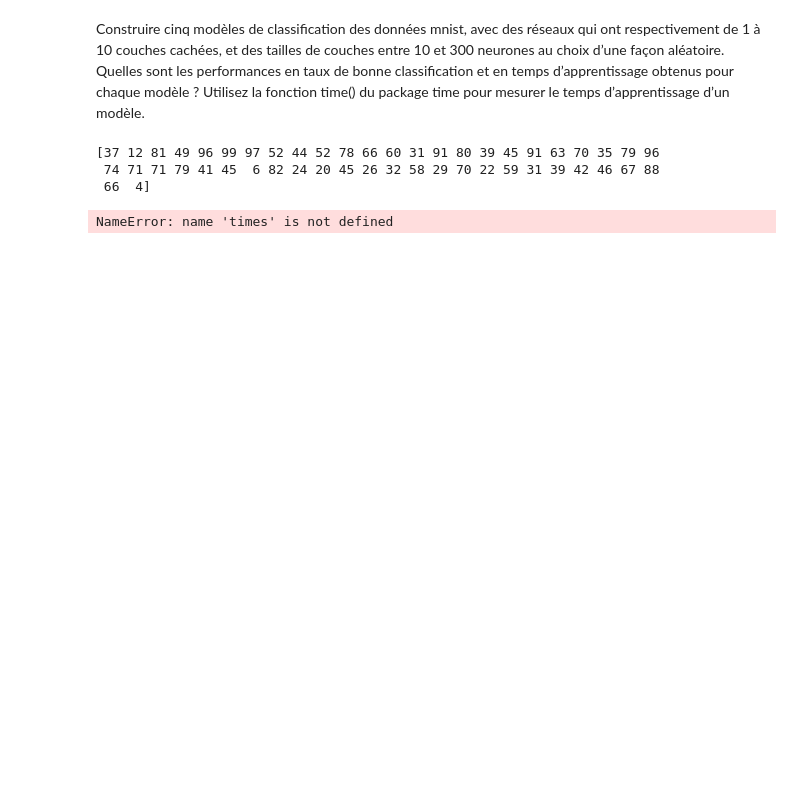
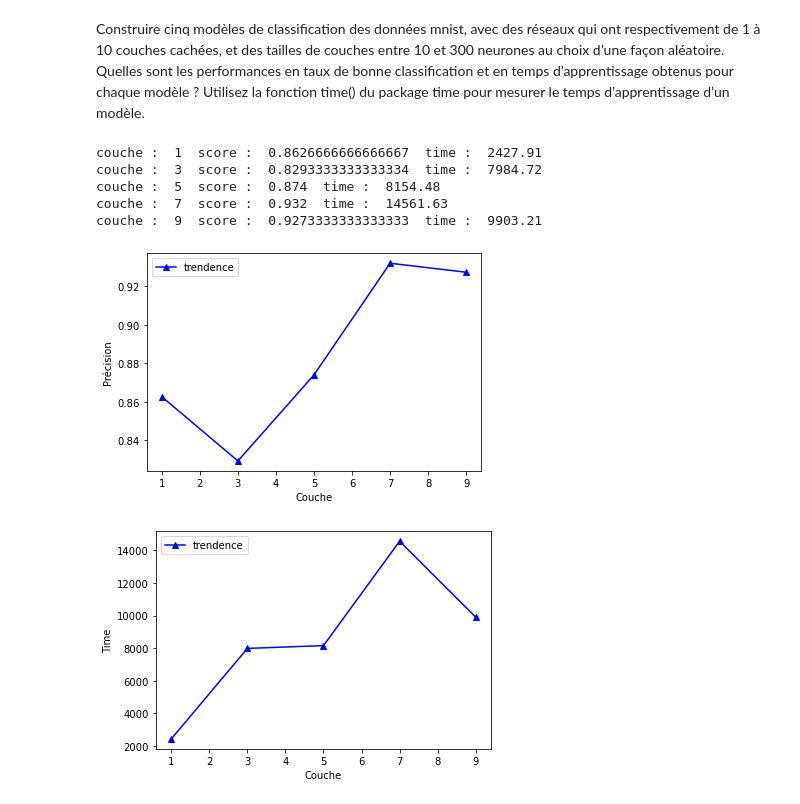
Before and after one commit to iattach/TP_Apprentissage_Sup, a Jupyter notebook: TP2_prog1.ipynb, the cells around one changed output. Saved outputs shown, nothing was run; the diff lists cells and outputs as text; code cells hidden in the pictures; blank space fills up the shorter version.

```diff
--- a/TP2_prog1.ipynb
+++ b/TP2_prog1.ipynb
@@ -17,4 +25,11 @@ mnist = fetch_openml('mnist_784',as_frame=False)
 # %% [markdown]
 Diviser la base de données en 49000 lignes pour l’apprentissage (training) et
 le reste pour les tests.
+# %%
+#echantillon = np.savetxt('./sous-ensemble.txt', echantillon, fmt='%d')
+echantillon = np.loadtxt('./sous-ensemble.txt', dtype=int)
+
+#car on a besoin de faire la comparaison entre trois modèle et
+#aussi il y a un limit dans la performance de l'ordi perso
+#on prend le même base de données que TP1
 # %%
@@ -49,8 +66,4 @@ metrics.precision_score(ytest_pr, ypredTest_pr,average='micro').
 # %%
-score = precision_score(y_test,y_pr,average=None)
-print(score)
-print(len(y_pr))
 score = precision_score(y_test,y_pr,average="micro")
 print(score)
-print(len(y_pr))
 # %% [output]
@@ -106,40 +115,57 @@ couches entre 10 et 300 neurones au choix d’une façon aléatoire. Quelles
 sont les performances en taux de bonne classification et en temps
 d’apprentissage obtenus pour chaque modèle ? Utilisez la fonction time() du
 package time pour mesurer le temps d’apprentissage d’un modèle.
-# %%
-randnums= np.random.randint(1,101,50)
-randnums=np.array(randnums)
-print(randnums)
-# %% [output]
-[37 12 81 49 96 99 97 52 44 52 78 66 60 31 91 80 39 45 91 63 70 35 79 96
- 74 71 71 79 41 45  6 82 24 20 45 26 32 58 29 70 22 59 31 39 42 46 67 88
- 66  4]
 # %%
 taille_10 = []
 scores_10 = []
 y_preds_10 =[]
 times_10 = []
 neurones = []
-for i in range(1,10):
+for i in range(1,10,2):
     randnums= np.random.randint(10,300,i)
-    tuple_size=tuple(50 for e in randnums)
+    tuple_size=tuple(e for e in randnums)
 
     starttime = time.time()
 
-    clf = MLPClassifier(hidden_layer_sizes=tuple_size)
+    clf = MLPClassifier(hidden_layer_sizes=tuple_size,random_state=42)
     clf.fit(X_train, y_train)
     y_pr=clf.predict(X_test)
 
     endtime = time.time()
 
     score = precision_score(y_test,y_pr,average="micro")
 
     taille_10.append(i)
     y_preds_10.append(y_pr)
     scores_10.append(score)
     neurones.append(tuple_size)
-    times.append(round((endtime - starttime)*1000,2))
+    times_10.append(round((endtime - starttime)*1000,2))
 
-    print(i," ",score)
+    joblib.dump(clf, 'saved_models/ann'+str(i)+'.pkl')
+
+    print("couche : ",i," score : ",score," time : ",round((endtime - starttime)*1000,2))
+
+plt.plot(range(1,10,2),scores_10, 'b^-',label='trendence')
+plt.legend()
+#plt.set_title('relation between runtime and cluster number')
+plt.xlabel('Couche')
+plt.ylabel('Précision')
+plt.savefig('images/3.1.pre.png')
+plt.show()
+
+
+plt.plot(range(1,10,2),times_10, 'b^-',label='trendence')
+plt.legend()
+#plt.set_title('relation between runtime and cluster number')
+plt.xlabel('Couche')
+plt.ylabel('Time')
+plt.savefig('images/3.1.temp.png')
+plt.show()
 # %% [output]
-NameError: name 'times' is not defined
+couche :  1  score :  0.8626666666666667  time :  2427.91
+couche :  3  score :  0.8293333333333334  time :  7984.72
+couche :  5  score :  0.874  time :  8154.48
+couche :  7  score :  0.932  time :  14561.63
+couche :  9  score :  0.9273333333333333  time :  9903.21
+[figure, added]
+[figure, added]
```
Also changed, not shown: parts of 18 cells of this notebook, 39 other files.
